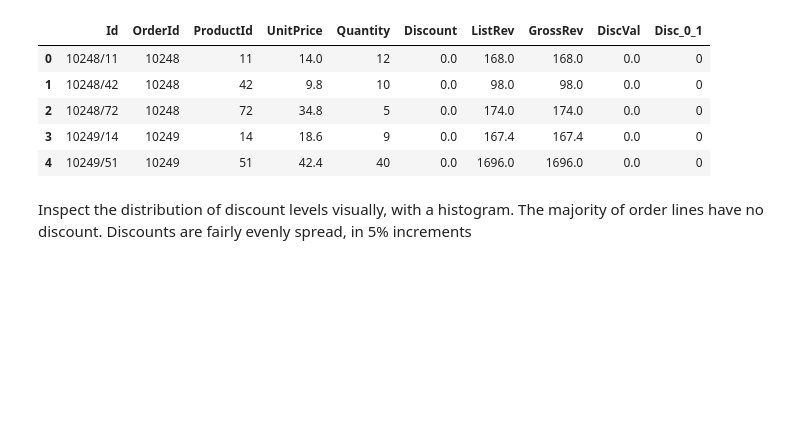
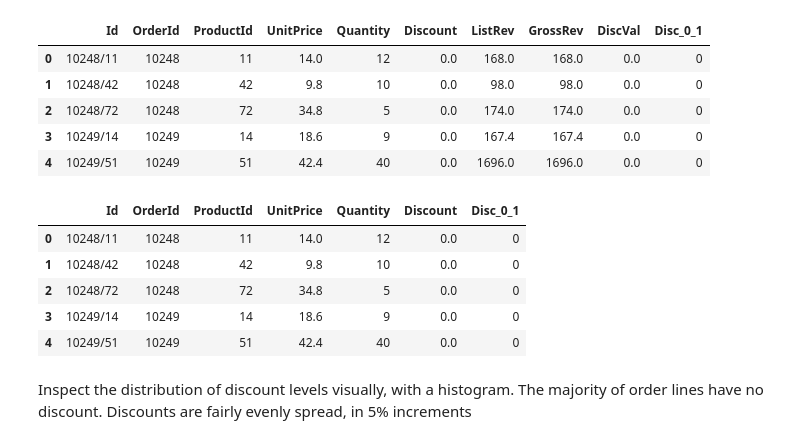
Before and after one commit to AndrewJ1/FI_Module_3, a Jupyter notebook: Project wip/dsc-mod-3-project-online-ds-pt-041519/Project WIP-Copy1.ipynb, the cells around one changed output. Cells and saved outputs as stored; diff of their text form; code cells hidden in the pictures; blank space fills up the shorter version.

```diff
--- a/Project wip/dsc-mod-3-project-online-ds-pt-041519/Project WIP-Copy1.ipynb
+++ b/Project wip/dsc-mod-3-project-online-ds-pt-041519/Project WIP-Copy1.ipynb
@@ -130,6 +130,23 @@ ord_det.head(5)
 | 2 | 10248/72 | 10248 | 72 | 34.8 | 5 | 0.0 | 174.0 | 174.0 | 0.0 | 0 |
 | 3 | 10249/14 | 10249 | 14 | 18.6 | 9 | 0.0 | 167.4 | 167.4 | 0.0 | 0 |
 | 4 | 10249/51 | 10249 | 51 | 42.4 | 40 | 0.0 | 1696.0 | 1696.0 | 0.0 | 0 |
+# %%
+cur.execute("""SELECT *,
+                    CASE
+                    WHEN od.Discount == 0 THEN 0
+                    ELSE 1
+                    END AS 'Disc_0_1'
+                FROM [OrderDetail] od;""")
+ord_det = pd.DataFrame(cur.fetchall())
+ord_det.columns = [i[0] for i in cur.description]
+ord_det.head(5)
+# %% [output]
+|  | Id | OrderId | ProductId | UnitPrice | Quantity | Discount | Disc_0_1 |
+| 0 | 10248/11 | 10248 | 11 | 14.0 | 12 | 0.0 | 0 |
+| 1 | 10248/42 | 10248 | 42 | 9.8 | 10 | 0.0 | 0 |
+| 2 | 10248/72 | 10248 | 72 | 34.8 | 5 | 0.0 | 0 |
+| 3 | 10249/14 | 10249 | 14 | 18.6 | 9 | 0.0 | 0 |
+| 4 | 10249/51 | 10249 | 51 | 42.4 | 40 | 0.0 | 0 |
 # %% [markdown]
 Inspect the distribution of discount levels visually, with a histogram. The majority of order lines have no discount. Discounts are fairly evenly spread, in 5% increments
 # %%
```
Also changed, not shown: 3 other files.
